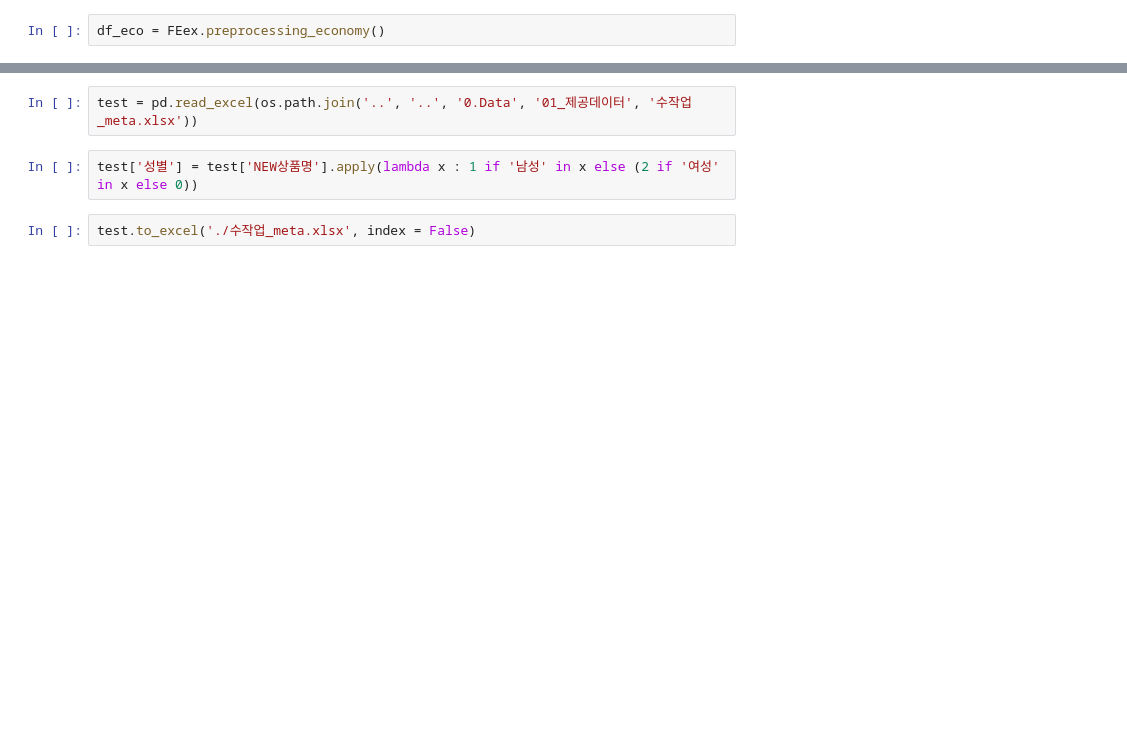
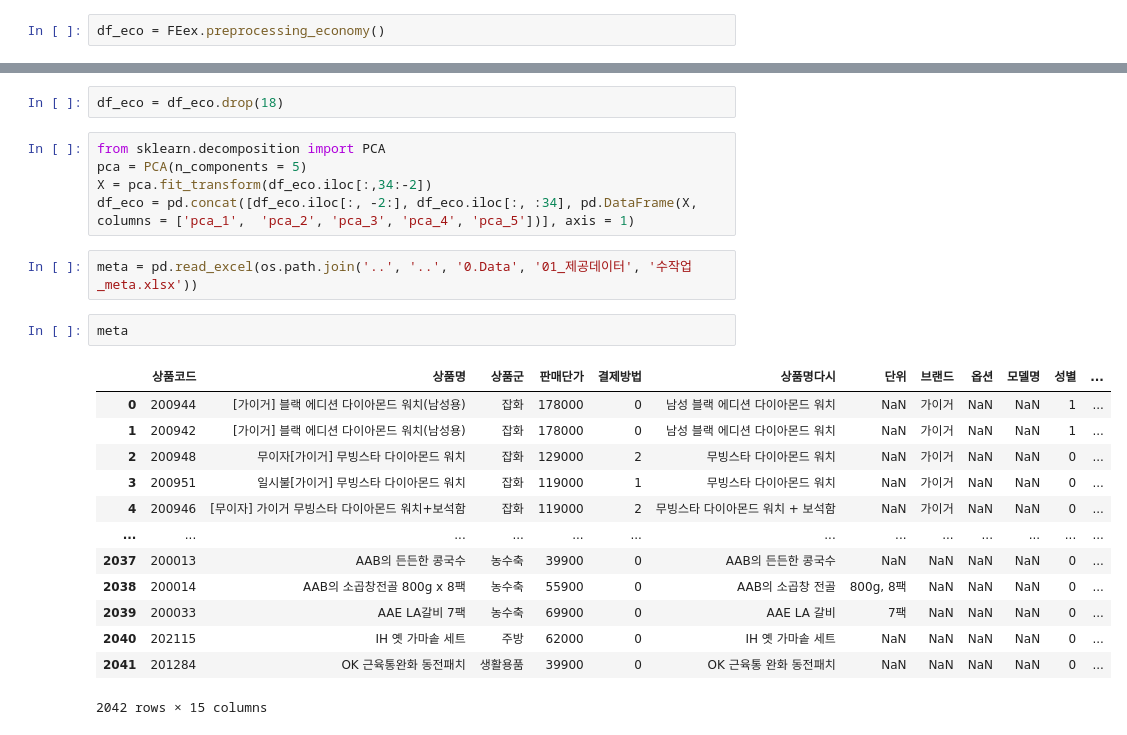
Before and after one commit to cryingjin/Shopping_GG, a Jupyter notebook: 2. FE/test.ipynb, the cells around one changed output, grey strips where cells are left out. Drawn from its saved outputs; the diff is of its cells as text; blank space fills up the shorter version.

```diff
--- a/2. FE/test.ipynb
+++ b/2. FE/test.ipynb
@@ -46,6 +80,25 @@ df_wth
+# %%
+df_eco = df_eco.drop(18)
+# %%
+from sklearn.decomposition import PCA
+pca = PCA(n_components = 5)
+X = pca.fit_transform(df_eco.iloc[:,34:-2])
+df_eco = pd.concat([df_eco.iloc[:, -2:], df_eco.iloc[:, :34], pd.DataFrame(X, columns = ['pca_1',  'pca_2', 'pca_3', 'pca_4', 'pca_5'])], axis = 1)
 # %%
-test = pd.read_excel(os.path.join('..', '..', '0.Data', '01_제공데이터', '수작업_meta.xlsx'))
+meta = pd.read_excel(os.path.join('..', '..', '0.Data', '01_제공데이터', '수작업_meta.xlsx'))
-# %%
-test['성별'] = test['NEW상품명'].apply(lambda x : 1 if '남성' in x else (2 if '여성' in x else 0))
-# %%
-test.to_excel('./수작업_meta.xlsx', index = False)
+# %%
+meta
+# %% [output]
+|  | 상품코드 | 상품명 | 상품군 | 판매단가 | 결제방법 | 상품명다시 | 단위 | 브랜드 | 옵션 | 모델명 | 성별 | ... |
+| 0 | 200944 | [가이거] 블랙 에디션 다이아몬드 워치(남성용) | 잡화 | 178000 | 0 | 남성 블랙 에디션 다이아몬드 워치 | NaN | 가이거 | NaN | NaN | 1 | ... |
+| 1 | 200942 | [가이거] 블랙 에디션 다이아몬드 워치(남성용) | 잡화 | 178000 | 0 | 남성 블랙 에디션 다이아몬드 워치 | NaN | 가이거 | NaN | NaN | 1 | ... |
+| 2 | 200948 | 무이자[가이거] 무빙스타 다이아몬드 워치 | 잡화 | 129000 | 2 | 무빙스타 다이아몬드 워치 | NaN | 가이거 | NaN | NaN | 0 | ... |
+| 3 | 200951 | 일시불[가이거] 무빙스타 다이아몬드 워치 | 잡화 | 119000 | 1 | 무빙스타 다이아몬드 워치 | NaN | 가이거 | NaN | NaN | 0 | ... |
+| 4 | 200946 | [무이자] 가이거 무빙스타 다이아몬드 워치+보석함 | 잡화 | 119000 | 2 | 무빙스타 다이아몬드 워치 + 보석함 | NaN | 가이거 | NaN | NaN | 0 | ... |
+| ... | ... | ... | ... | ... | ... | ... | ... | ... | ... | ... | ... | ... |
+| 2037 | 200013 | AAB의 든든한 콩국수 | 농수축 | 39900 | 0 | AAB의 든든한 콩국수 | NaN | NaN | NaN | NaN | 0 | ... |
+| 2038 | 200014 | AAB의 소곱창전골 800g x 8팩 | 농수축 | 55900 | 0 | AAB의 소곱창 전골 | 800g, 8팩 | NaN | NaN | NaN | 0 | ... |
+| 2039 | 200033 | AAE LA갈비 7팩 | 농수축 | 69900 | 0 | AAE LA 갈비 | 7팩 | NaN | NaN | NaN | 0 | ... |
+| 2040 | 202115 | IH 옛 가마솥 세트 | 주방 | 62000 | 0 | IH 옛 가마솥 세트 | NaN | NaN | NaN | NaN | 0 | ... |
+| 2041 | 201284 | OK 근육통완화 동전패치 | 생활용품 | 39900 | 0 | OK 근육통 완화 동전패치 | NaN | NaN | NaN | NaN | 0 | ... |
+2042 rows × 15 columns
```
Also changed, not shown: parts of 11 cells of this notebook, 5 other files.
